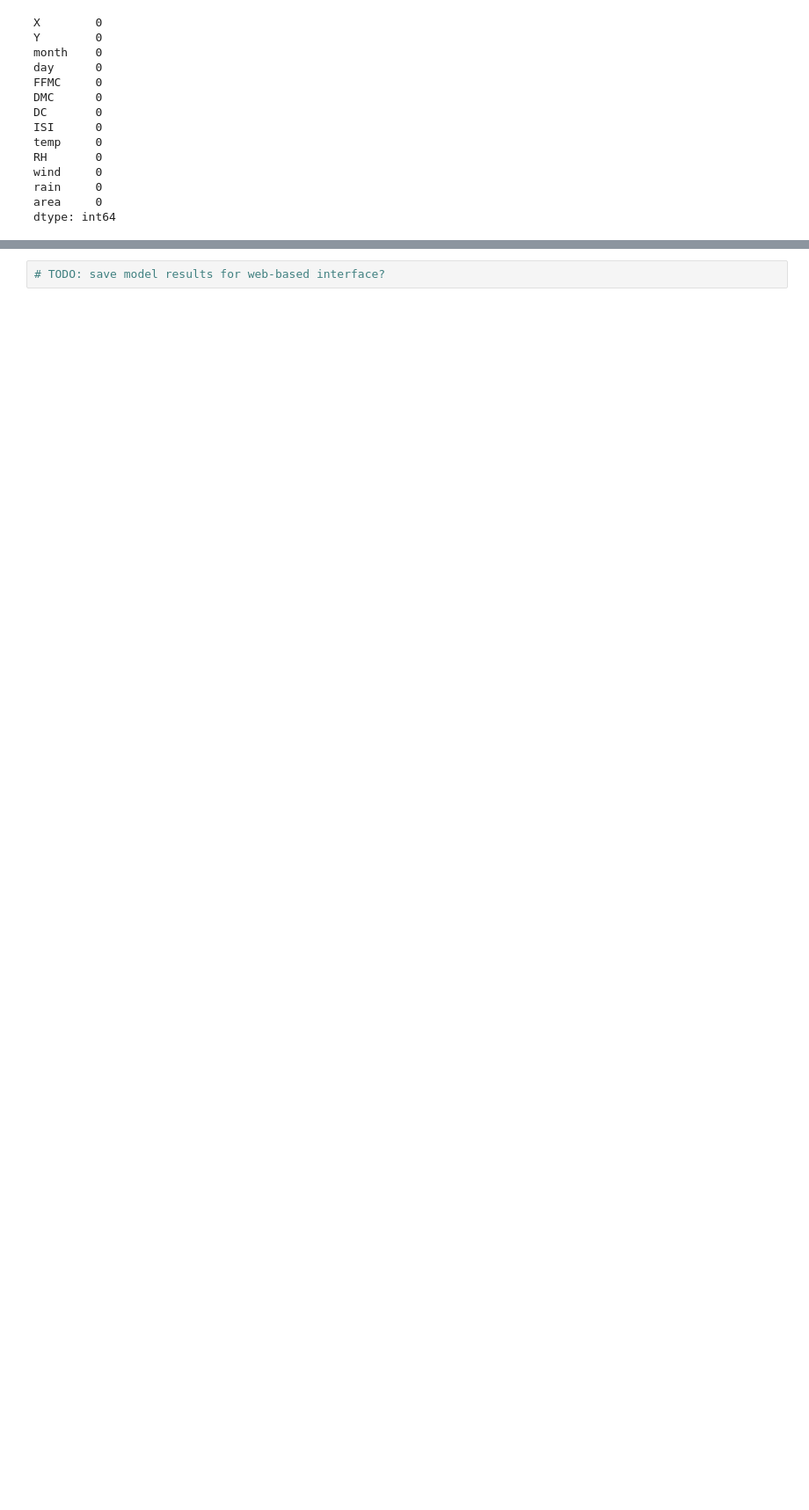
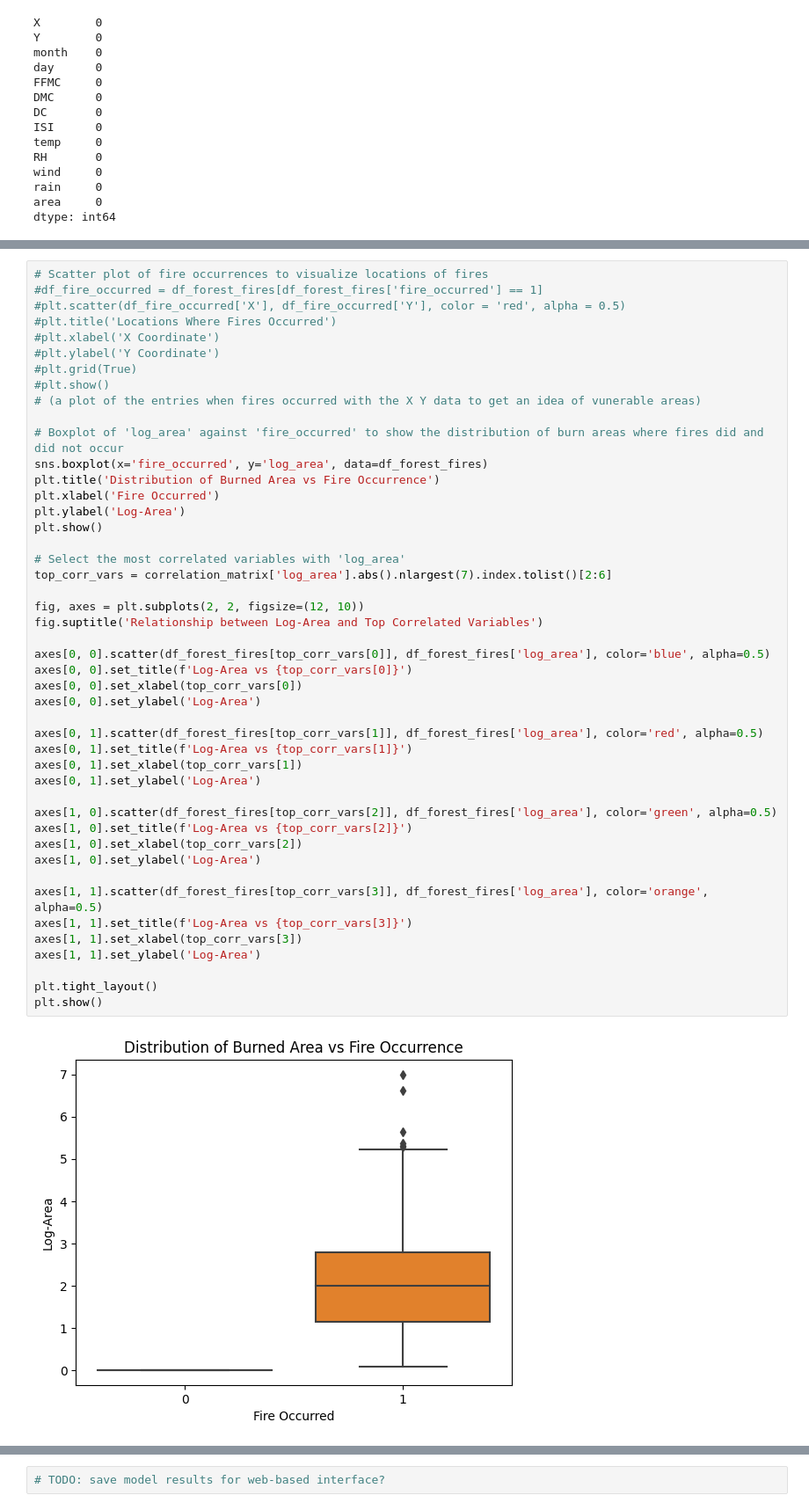
Before and after one commit to parteeksingh24/ECS171-Final-Project, a Jupyter notebook: ForestFiresProject.ipynb, the cells around one changed output, grey strips where cells are left out. Shown: that part at 88% size. Drawn from its saved outputs; the diff is of its cells as text; blank space fills up the shorter version.

```diff
--- a/ForestFiresProject.ipynb
+++ b/ForestFiresProject.ipynb
@@ -121,0 +109,48 @@ plt.show()
+# %%
+# Scatter plot of fire occurrences to visualize locations of fires
+#df_fire_occurred = df_forest_fires[df_forest_fires['fire_occurred'] == 1]
+#plt.scatter(df_fire_occurred['X'], df_fire_occurred['Y'], color = 'red', alpha = 0.5)
+#plt.title('Locations Where Fires Occurred')
+#plt.xlabel('X Coordinate')
+#plt.ylabel('Y Coordinate')
+#plt.grid(True)
+#plt.show()
+# (a plot of the entries when fires occurred with the X Y data to get an idea of vunerable areas)
+
+# Boxplot of 'log_area' against 'fire_occurred' to show the distribution of burn areas where fires did and did not occur
+sns.boxplot(x='fire_occurred', y='log_area', data=df_forest_fires)
+plt.title('Distribution of Burned Area vs Fire Occurrence')
+plt.xlabel('Fire Occurred')
+plt.ylabel('Log-Area')
+plt.show()
+
+# Select the most correlated variables with 'log_area'
+top_corr_vars = correlation_matrix['log_area'].abs().nlargest(7).index.tolist()[2:6]
+
+fig, axes = plt.subplots(2, 2, figsize=(12, 10))
+fig.suptitle('Relationship between Log-Area and Top Correlated Variables')
+
+axes[0, 0].scatter(df_forest_fires[top_corr_vars[0]], df_forest_fires['log_area'], color='blue', alpha=0.5)
+axes[0, 0].set_title(f'Log-Area vs {top_corr_vars[0]}')
+axes[0, 0].set_xlabel(top_corr_vars[0])
+axes[0, 0].set_ylabel('Log-Area')
+
+axes[0, 1].scatter(df_forest_fires[top_corr_vars[1]], df_forest_fires['log_area'], color='red', alpha=0.5)
+axes[0, 1].set_title(f'Log-Area vs {top_corr_vars[1]}')
+axes[0, 1].set_xlabel(top_corr_vars[1])
+axes[0, 1].set_ylabel('Log-Area')
+
+axes[1, 0].scatter(df_forest_fires[top_corr_vars[2]], df_forest_fires['log_area'], color='green', alpha=0.5)
+axes[1, 0].set_title(f'Log-Area vs {top_corr_vars[2]}')
+axes[1, 0].set_xlabel(top_corr_vars[2])
+axes[1, 0].set_ylabel('Log-Area')
+
+axes[1, 1].scatter(df_forest_fires[top_corr_vars[3]], df_forest_fires['log_area'], color='orange', alpha=0.5)
+axes[1, 1].set_title(f'Log-Area vs {top_corr_vars[3]}')
+axes[1, 1].set_xlabel(top_corr_vars[3])
+axes[1, 1].set_ylabel('Log-Area')
+
+plt.tight_layout()
+plt.show()
+# %% [output]
+[figure, added]
```
Also changed, not shown: parts of 10 cells of this notebook.
